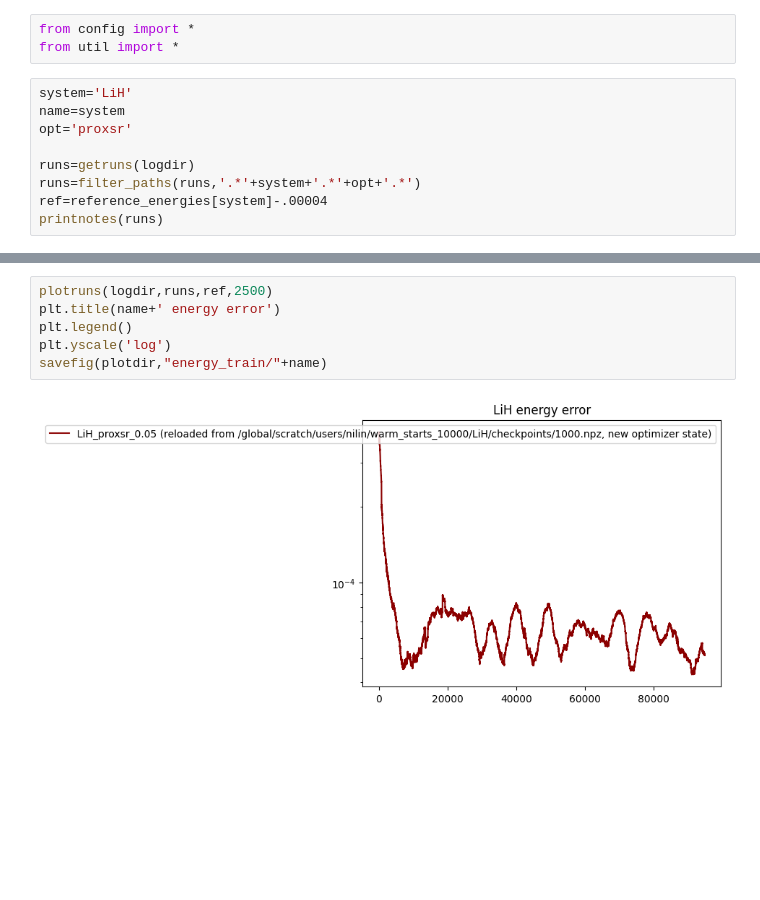
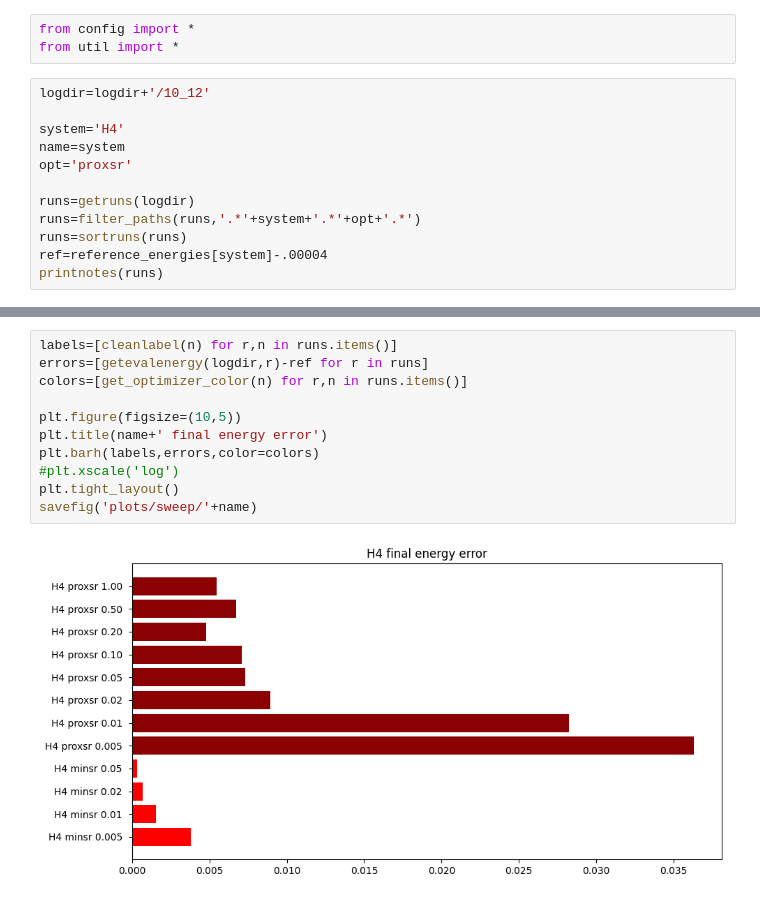
Before and after one commit to nilin/vmc-post, a Jupyter notebook: makeplots_eval.ipynb, the cells around one changed output, grey strips where cells are left out. Saved outputs shown, nothing was run; the diff lists cells and outputs as text; blank space fills up the shorter version.

Commit message:
sweep

```diff
--- a/makeplots_eval.ipynb
+++ b/makeplots_eval.ipynb
@@ -2,12 +2,15 @@
 from config import *
 from util import *
 # %%
-system='LiH'
+logdir=logdir+'/10_12'
+
+system='H4'
 name=system
 opt='proxsr'
 
 runs=getruns(logdir)
 runs=filter_paths(runs,'.*'+system+'.*'+opt+'.*')
+runs=sortruns(runs)
 ref=reference_energies[system]-.00004
 printnotes(runs)
 # %% [output]
@@ -15,8 +34,13 @@ LiH_proxsr_0.05 (reloaded from /global/scratch/users/nilin/warm_starts_10000/LiH
 # %%
-plotruns(logdir,runs,ref,2500)
-plt.title(name+' energy error')
-plt.legend()
-plt.yscale('log')
-savefig(plotdir,"energy_train/"+name)
+labels=[cleanlabel(n) for r,n in runs.items()]
+errors=[getevalenergy(logdir,r)-ref for r in runs]
+colors=[get_optimizer_color(n) for r,n in runs.items()]
+
+plt.figure(figsize=(10,5))
+plt.title(name+' final energy error')
+plt.barh(labels,errors,color=colors)
+#plt.xscale('log')
+plt.tight_layout()
+savefig('plots/sweep/'+name)
 # %% [output]
-[figure, old version]
+[figure, new version]
```
Also changed, not shown: parts of 1 cell of this notebook, 2 other files.
